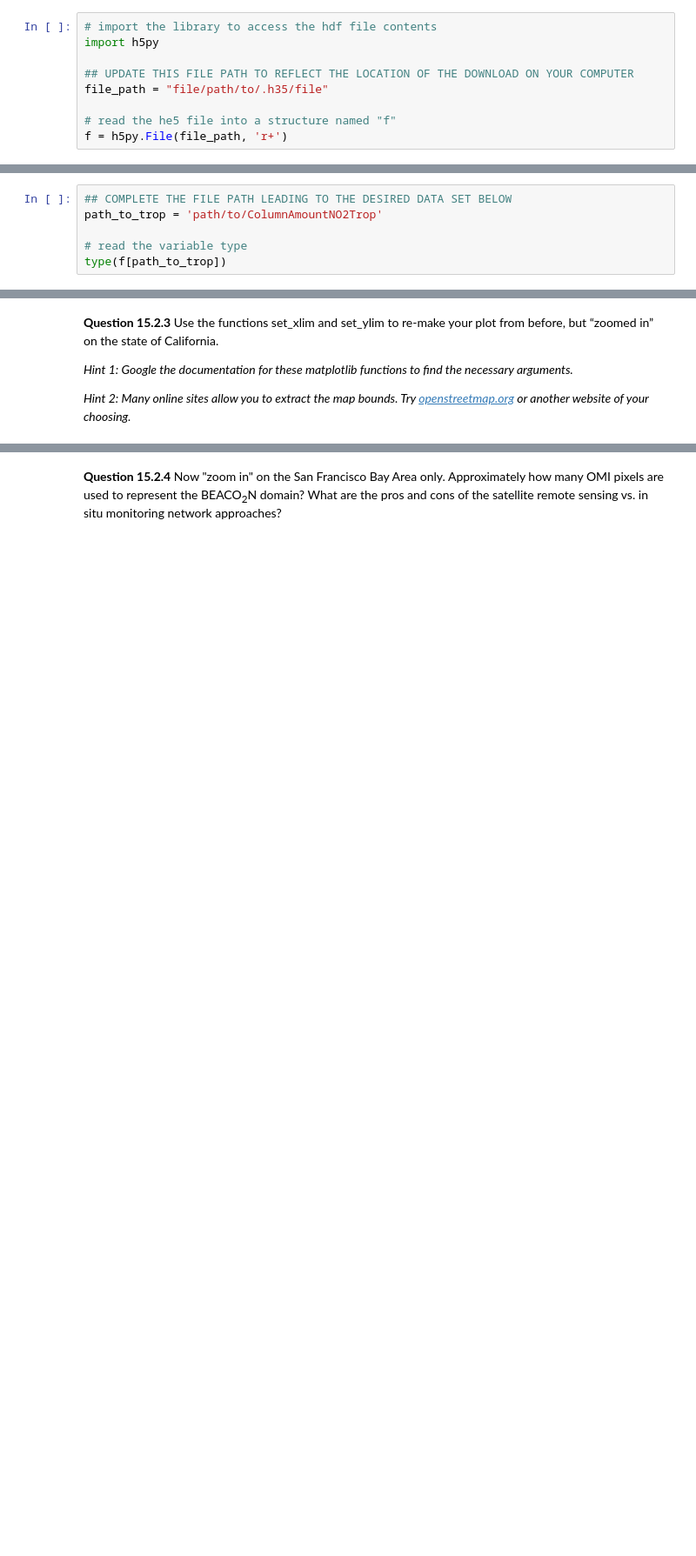
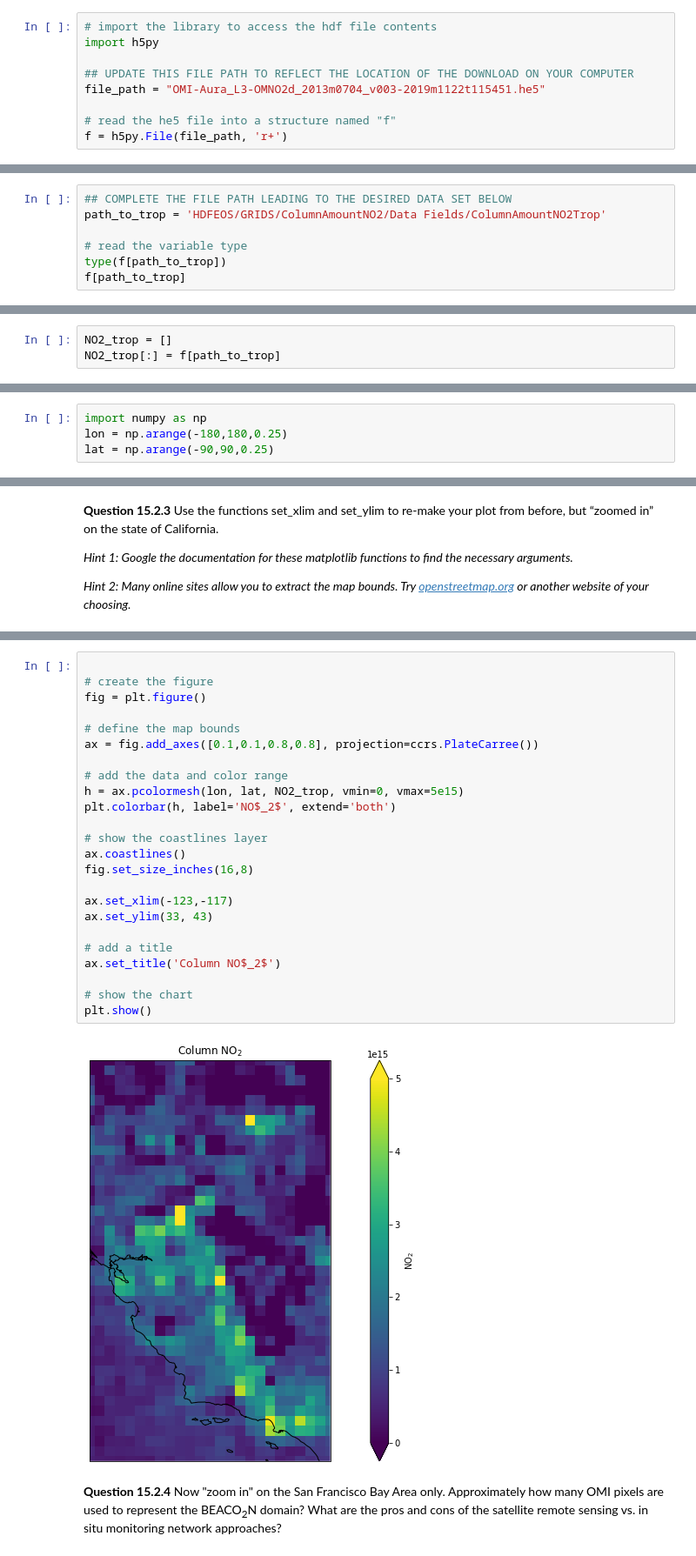
Before and after one commit to qdzhu/ACES, a Jupyter notebook: 15_Satellites_II_studentversion.ipynb, the cells around one changed output, grey strips where cells are left out. Shown at 87% size. Saved outputs shown, nothing was run; the diff lists cells and outputs as text; blank space fills up the shorter version.

```diff
--- a/15_Satellites_II_studentversion.ipynb
+++ b/15_Satellites_II_studentversion.ipynb
@@ -33,7 +33,7 @@ Yesterday you learned to use NASA's "[Worldview](https://worldview.earthdata.nas
 import h5py
 
 ## UPDATE THIS FILE PATH TO REFLECT THE LOCATION OF THE DOWNLOAD ON YOUR COMPUTER
-file_path = "file/path/to/.h35/file"
+file_path = "OMI-Aura_L3-OMNO2d_2013m0704_v003-2019m1122t115451.he5"
 
 # read the he5 file into a structure named "f"
 f = h5py.File(file_path, 'r+')
@@ -50,7 +52,8 @@ list(f.keys())
 ![OMNO2_README_V003.jpg](attachment:OMNO2_README_V003.jpg)
 # %%
 ## COMPLETE THE FILE PATH LEADING TO THE DESIRED DATA SET BELOW
-path_to_trop = 'path/to/ColumnAmountNO2Trop'
+path_to_trop = 'HDFEOS/GRIDS/ColumnAmountNO2/Data Fields/ColumnAmountNO2Trop'
 
 # read the variable type
 type(f[path_to_trop])
+f[path_to_trop]
@@ -61,3 +64,6 @@ type(f[path_to_trop])
+# %%
+NO2_trop = []
+NO2_trop[:] = f[path_to_trop]
 # %% [markdown]
 Once you have obtained the data you need, it is best practice to close the original data file so that your jupyter notebook does not have to keep track of it. Use the sample code below to do so when appropriate; you will still have access to new variables you created based on the data file, but will have to reload the file if you want to navigate through it or extract other data sets.
 # %%
@@ -76,3 +79,7 @@ f.close()
+# %%
+import numpy as np
+lon = np.arange(-180,180,0.25)
+lat = np.arange(-90,90,0.25)
 # %% [markdown]
 Once you have successfully created your latitude and longitude arrays, use the code below to plot a colored map of the NO2_trop variable. The first time you use the "coastlines" command, some data will be downloaded from the internet; you may ignore any warning that appears.
 # %%
@@ -115,2 +122,28 @@ plt.show()
+# %%
+
+# create the figure
+fig = plt.figure()
+
+# define the map bounds
+ax = fig.add_axes([0.1,0.1,0.8,0.8], projection=ccrs.PlateCarree())
+
+# add the data and color range
+h = ax.pcolormesh(lon, lat, NO2_trop, vmin=0, vmax=5e15)
+plt.colorbar(h, label='NO$_2$', extend='both')
+
+# show the coastlines layer
+ax.coastlines()
+fig.set_size_inches(16,8)
+
+ax.set_xlim(-123,-117)
+ax.set_ylim(33, 43)
+
+# add a title
+ax.set_title('Column NO$_2$')
+
+# show the chart
+plt.show()
+# %% [output]
+[figure, added]
 # %% [markdown]
 **Question 15.2.4** Now "zoom in" on the San Francisco Bay Area only. Approximately how many OMI pixels are used to represent the BEACO<sub>2</sub>N domain? What are the pros and cons of the satellite remote sensing vs. in situ monitoring network approaches?
```
Also changed, not shown: parts of 22 cells of this notebook.
